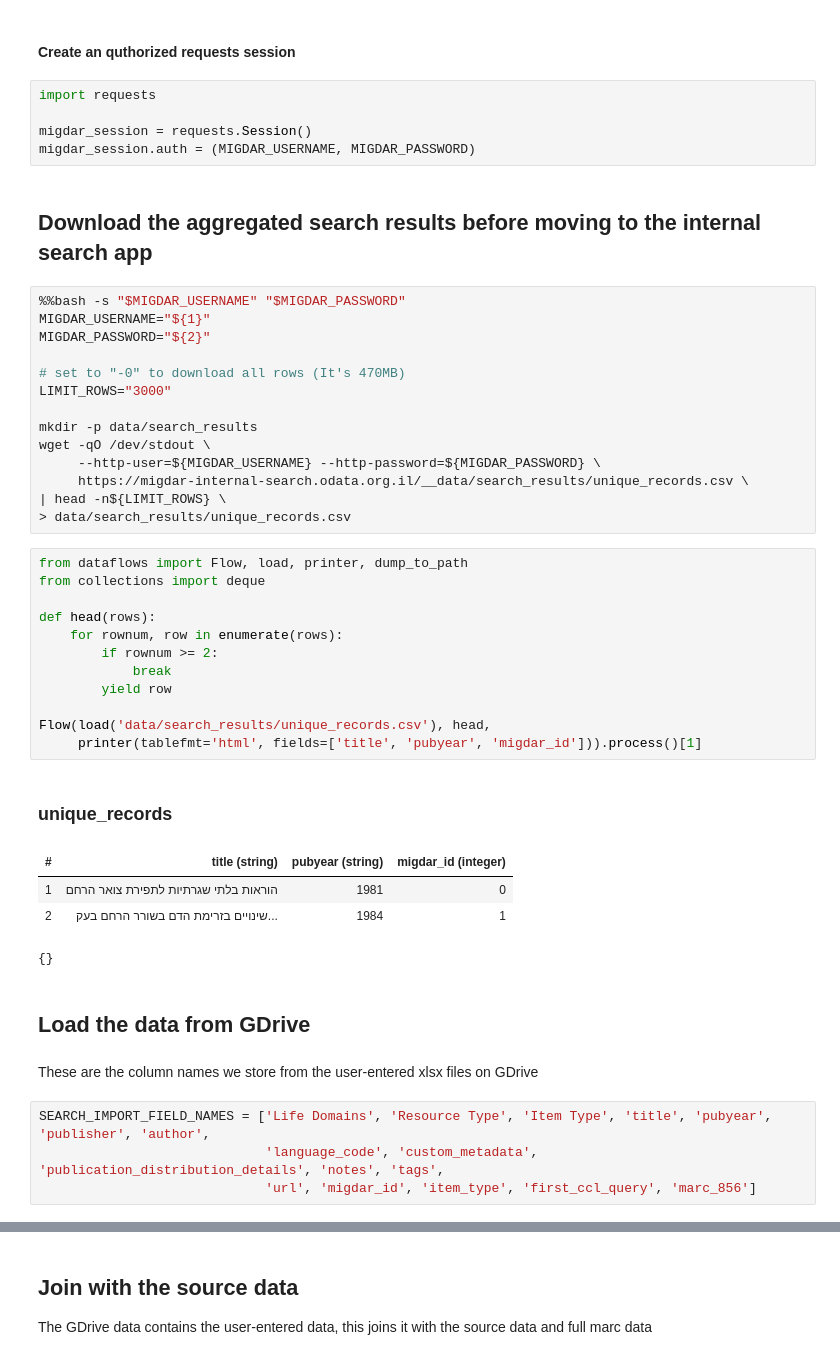
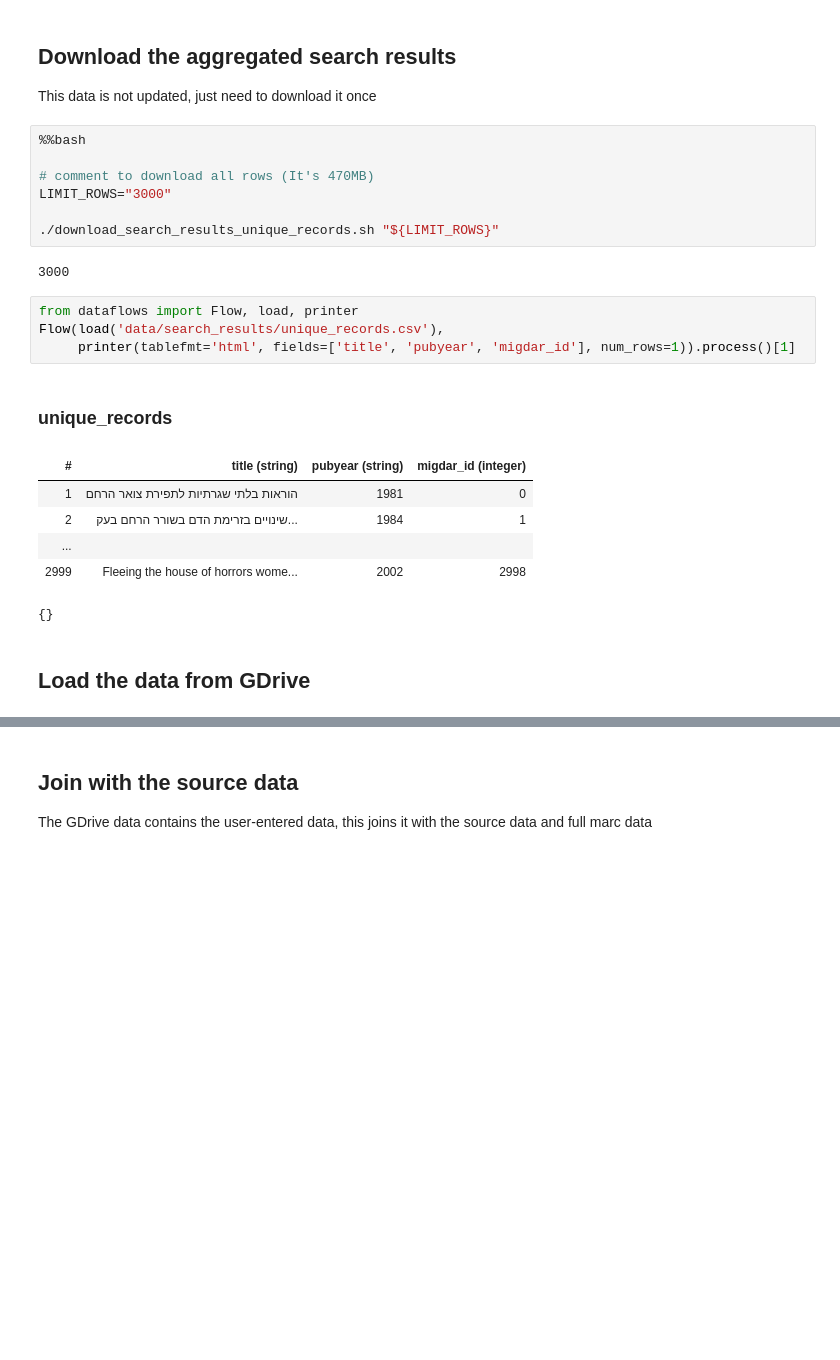
Before and after one commit to hasadna/migdar-data-pipelines, a Jupyter notebook: QUICKSTART.ipynb, the cells around one changed output, grey strips where cells are left out. Cells and saved outputs as stored; diff of their text form; blank space fills up the shorter version.

```diff
--- a/QUICKSTART.ipynb
+++ b/QUICKSTART.ipynb
@@ -14,49 +9,27 @@ assert len(MIGDAR_USERNAME) > 5 and len(MIGDAR_PASSWORD) > 5
-# %% [markdown]
-#### Create an quthorized requests session
-# %%
-import requests
-
-migdar_session = requests.Session()
-migdar_session.auth = (MIGDAR_USERNAME, MIGDAR_PASSWORD)
 # %% [markdown]
-## Download the aggregated search results before moving to the internal search app
+## Download the aggregated search results
+
+This data is not updated, just need to download it once
-# %%
-%%bash -s "$MIGDAR_USERNAME" "$MIGDAR_PASSWORD"
-MIGDAR_USERNAME="${1}"
-MIGDAR_PASSWORD="${2}"
-
-# set to "-0" to download all rows (It's 470MB)
-LIMIT_ROWS="3000"
-
-mkdir -p data/search_results
-wget -qO /dev/stdout \
-     --http-user=${MIGDAR_USERNAME} --http-password=${MIGDAR_PASSWORD} \
-     https://migdar-internal-search.odata.org.il/__data/search_results/unique_records.csv \
-| head -n${LIMIT_ROWS} \
-> data/search_results/unique_records.csv
+# %%
+%%bash
+
+# comment to download all rows (It's 470MB)
+LIMIT_ROWS="3000"
+
+./download_search_results_unique_records.sh "${LIMIT_ROWS}"
+# %% [output]
+3000
 # %%
-from dataflows import Flow, load, printer, dump_to_path
-from collections import deque
-
-def head(rows):
-    for rownum, row in enumerate(rows):
-        if rownum >= 2:
-            break
-        yield row
-
-Flow(load('data/search_results/unique_records.csv'), head,
-     printer(tablefmt='html', fields=['title', 'pubyear', 'migdar_id'])).process()[1]
+from dataflows import Flow, load, printer
+Flow(load('data/search_results/unique_records.csv'),
+     printer(tablefmt='html', fields=['title', 'pubyear', 'migdar_id'], num_rows=1)).process()[1]
 # %% [output]
 unique_records
 | # | title (string) | pubyear (string) | migdar_id (integer) |
 | 1 | הוראות בלתי שגרתיות לתפירת צואר הרחם | 1981 | 0 |
 | 2 | שינויים בזרימת הדם בשורר הרחם בעק... | 1984 | 1 |
+| ... |  |  |  |
+| 2999 | Fleeing the house of horrors wome... | 2002 | 2998 |
 {}
 # %% [markdown]
 ## Load the data from GDrive
-# %% [markdown]
-These are the column names we store from the user-entered xlsx files on GDrive
-# %%
-SEARCH_IMPORT_FIELD_NAMES = ['Life Domains', 'Resource Type', 'Item Type', 'title', 'pubyear', 'publisher', 'author',
-                             'language_code', 'custom_metadata', 'publication_distribution_details', 'notes', 'tags',
-                             'url', 'migdar_id', 'item_type', 'first_ccl_query', 'marc_856']
```
Also changed, not shown: parts of 18 cells of this notebook, 22 other files.
